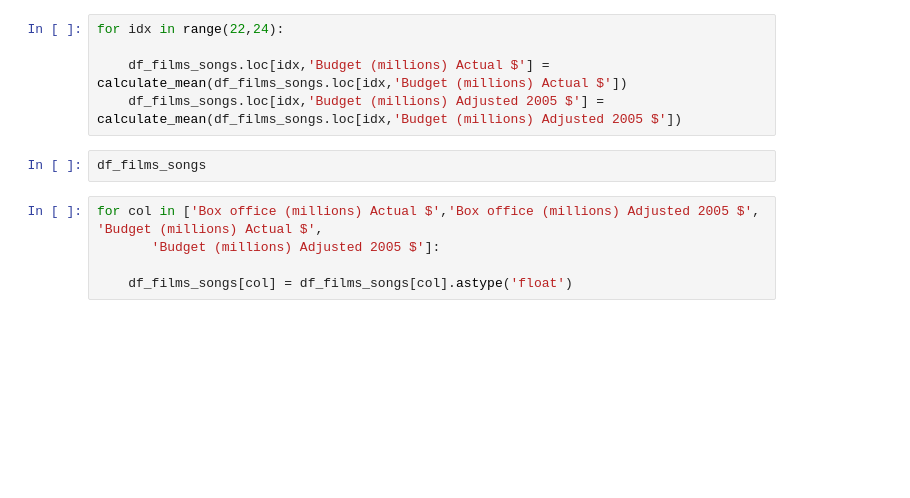
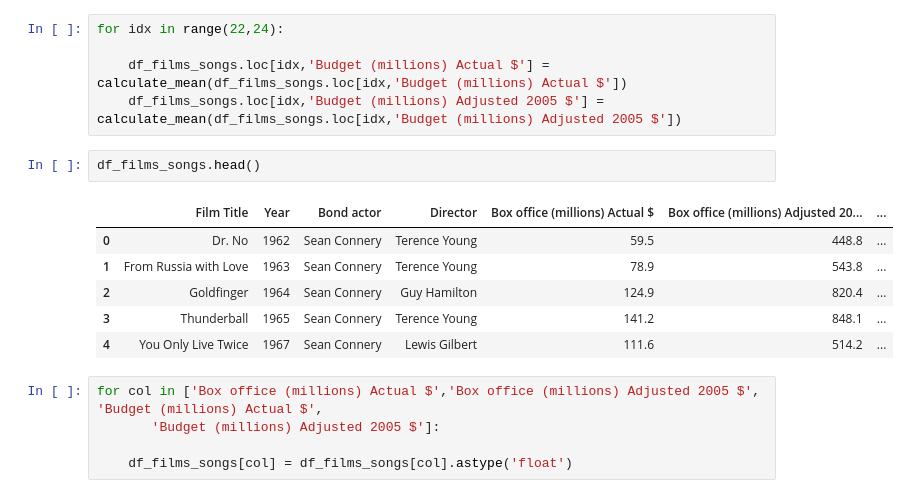
Before and after one commit to dpbac/basics-web-scraping, a Jupyter notebook: notebooks/Basic Tutorial Webscraping.ipynb, the cells around one changed output. Cells and saved outputs as stored; diff of their text form; blank space fills up the shorter version.

```diff
--- a/notebooks/Basic Tutorial Webscraping.ipynb
+++ b/notebooks/Basic Tutorial Webscraping.ipynb
@@ -385,7 +637,14 @@ for idx in range(22,24):
     df_films_songs.loc[idx,'Budget (millions) Actual $'] = calculate_mean(df_films_songs.loc[idx,'Budget (millions) Actual $'])
     df_films_songs.loc[idx,'Budget (millions) Adjusted 2005 $'] = calculate_mean(df_films_songs.loc[idx,'Budget (millions) Adjusted 2005 $'])
 # %%
-df_films_songs
+df_films_songs.head()
+# %% [output]
+|  | Film Title | Year | Bond actor | Director | Box office (millions) Actual $ | Box office (millions) Adjusted 20... | ... |
+| 0 | Dr. No | 1962 | Sean Connery | Terence Young | 59.5 | 448.8 | ... |
+| 1 | From Russia with Love | 1963 | Sean Connery | Terence Young | 78.9 | 543.8 | ... |
+| 2 | Goldfinger | 1964 | Sean Connery | Guy Hamilton | 124.9 | 820.4 | ... |
+| 3 | Thunderball | 1965 | Sean Connery | Terence Young | 141.2 | 848.1 | ... |
+| 4 | You Only Live Twice | 1967 | Sean Connery | Lewis Gilbert | 111.6 | 514.2 | ... |
 # %%
 for col in ['Box office (millions) Actual $','Box office (millions) Adjusted 2005 $', 'Budget (millions) Actual $',
        'Budget (millions) Adjusted 2005 $']:
```
Also changed, not shown: parts of 65 cells of this notebook.
